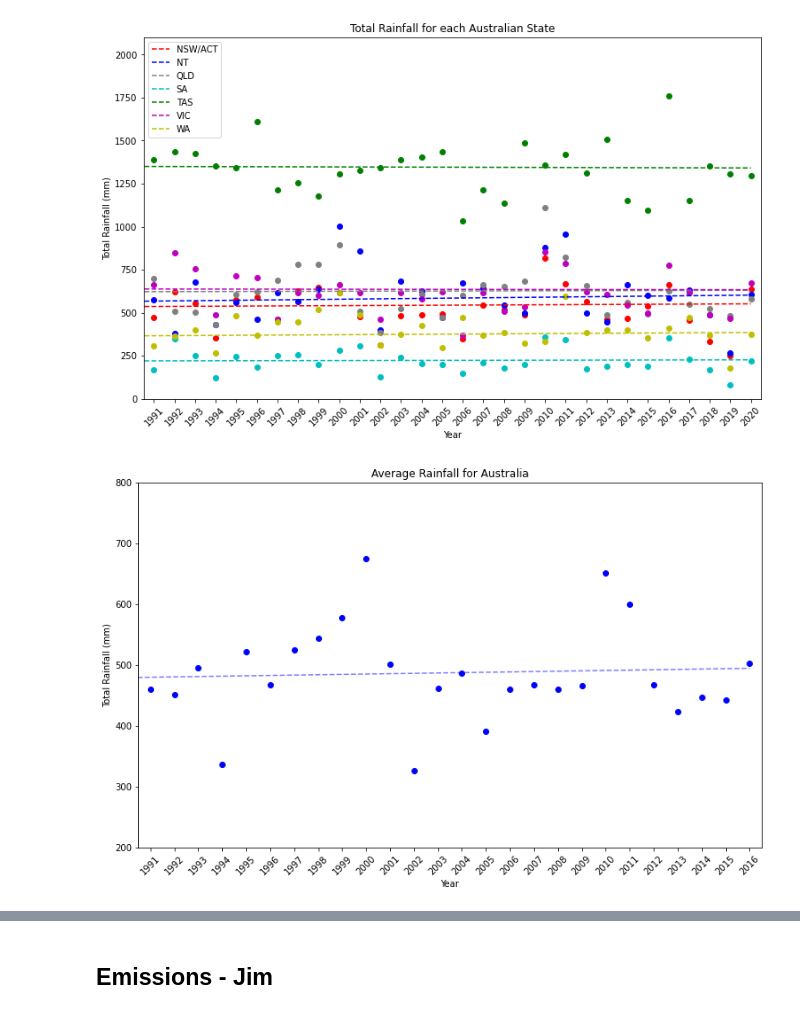
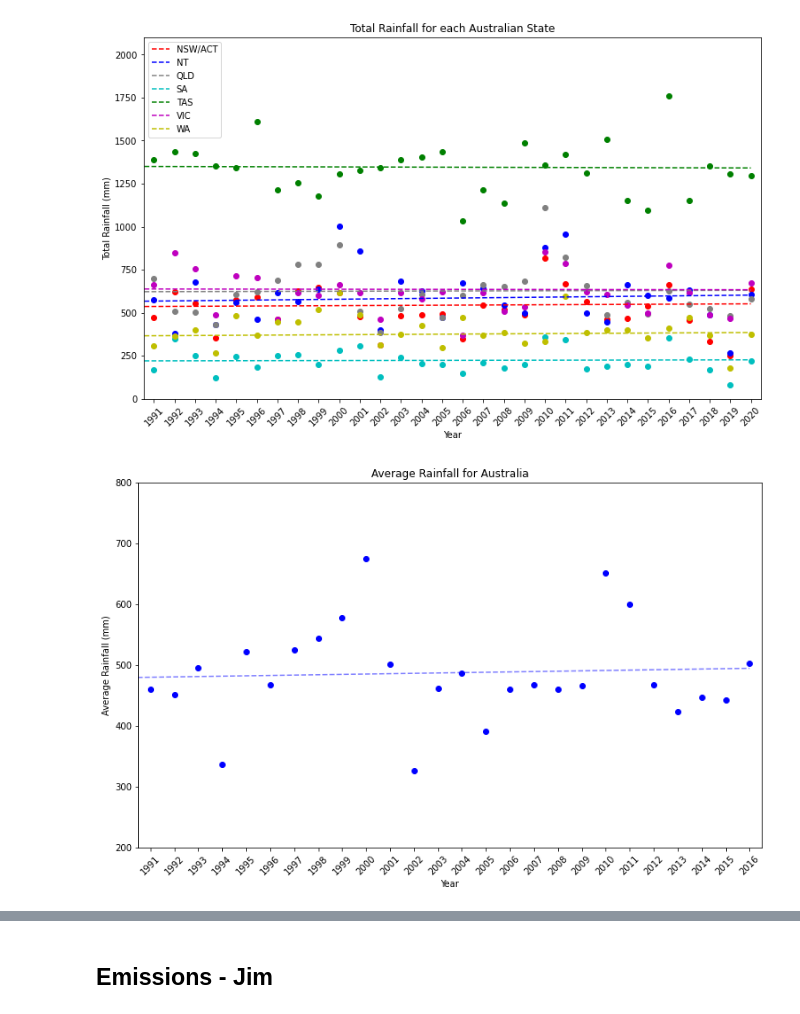
Before and after one commit to thierzon/disney-donut-project, a Jupyter notebook: combined_data.ipynb, the cells around one changed output, grey strips where cells are left out. Cells and saved outputs as stored; diff of their text form; code cells hidden in the pictures.

Commit message:
Minor update to rainfall plots

```diff
--- a/combined_data.ipynb
+++ b/combined_data.ipynb
@@ -281,18 +281,18 @@ rf_fit = rf_slope * year_au + rf_int
 # %%
 # Print plot for Australia average rainfall including linear regression
 plt.figure(figsize=(12.5,7.5))
 plt.scatter(year_au,rf_au, color="b")
 plt.plot(year_au,rf_fit,"--",color="b",alpha=0.5)
 plt.xticks(year_au, rotation=45)
 plt.title("Average Rainfall for Australia")
 plt.xlabel('Year')
-plt.ylabel('Total Rainfall (mm)')
+plt.ylabel('Average Rainfall (mm)')
 plt.xlim(1990.5, 2016.5)
 plt.ylim(200,800)
 plt.savefig(os.path.join("Output","Average_Rainfall_Australia.png"))
 plt.show()
 # %% [output]
-[figure, old version]
+[figure, new version]
 # %%
 # Use linear regression to extrapolate data to 2020
 years_regression = [2017,2018,2019,2020]
```
Also changed, not shown: parts of 1 cell of this notebook, 1 other file.
